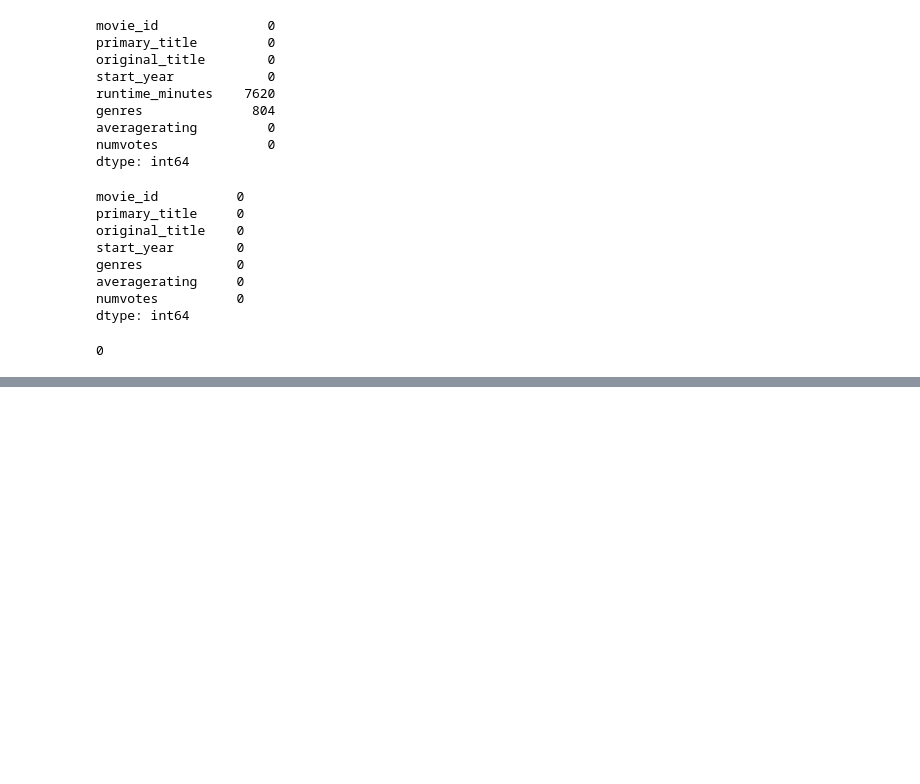
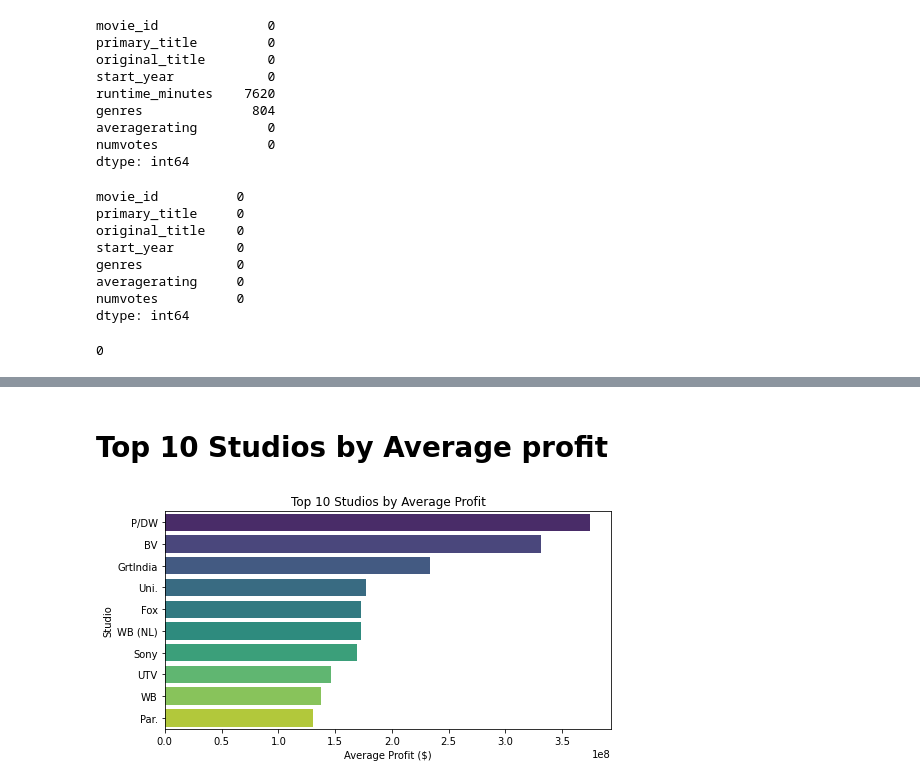
Before and after one commit to lorenaterah/Phase-2-project-G3, a Jupyter notebook: main.ipynb, the cells around one changed output, grey strips where cells are left out. Saved outputs shown, nothing was run; the diff lists cells and outputs as text; code cells hidden in the pictures; blank space fills up the shorter version.

```diff
--- a/main.ipynb
+++ b/main.ipynb
@@ -482,0 +695,17 @@ movie_basics_ratings.duplicated().sum()
+# %% [markdown]
+# Top 10 Studios by Average profit
+# %%
+# compute total profit
+df_box['profit'] = df_box['worldwide_gross'] - df_box['production_budget']
+
+top_studios = df_box.groupby('studio')['profit'].mean().sort_values(ascending=False).head(10)
+
+plt.figure(figsize=(8,4))
+sns.barplot(x=top_studios.values, y=top_studios.index, palette='viridis')
+
+plt.title('Top 10 Studios by Average Profit')
+plt.xlabel('Average Profit ($)')
+plt.ylabel('Studio')
+plt.show()
+# %% [output]
+[figure, added]
```
Also changed, not shown: parts of 58 cells of this notebook, 1 other file.
